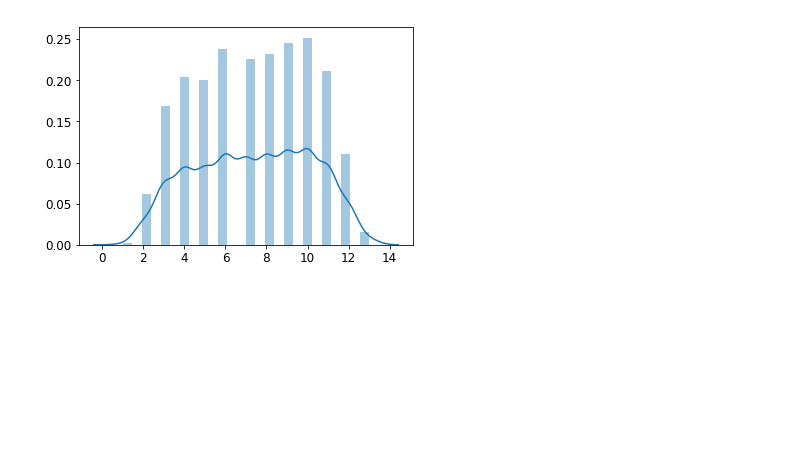
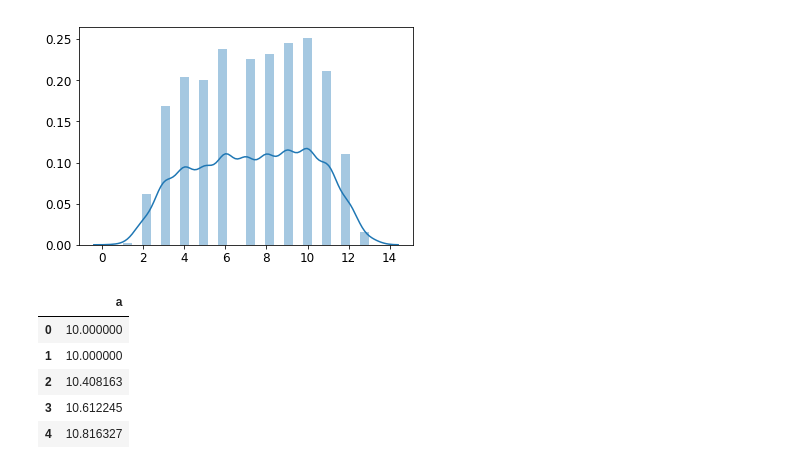
Before and after one commit to legacysurvey/legacyzpts, a Jupyter notebook: doc/nb/Strategy_Paper.ipynb, the cells around one changed output. Drawn from its saved outputs; the diff is of its cells as text; code cells hidden in the pictures; blank space fills up the shorter version.

```diff
--- a/doc/nb/Strategy_Paper.ipynb
+++ b/doc/nb/Strategy_Paper.ipynb
@@ -677,3 +677,14 @@ sns.distplot(a)
 # %% [output]
 <matplotlib.axes._subplots.AxesSubplot at 0x...>
 [figure]
+# %%
+df= pd.DataFrame(dict(a=np.linspace(10,20)))
+df["a"].iloc[1]= 10.0
+df.head()
+# %% [output]
+|  | a |
+| 0 | 10.000000 |
+| 1 | 10.000000 |
+| 2 | 10.408163 |
+| 3 | 10.612245 |
+| 4 | 10.816327 |
```
Also changed, not shown: parts of 9 cells of this notebook, 1 other file.
